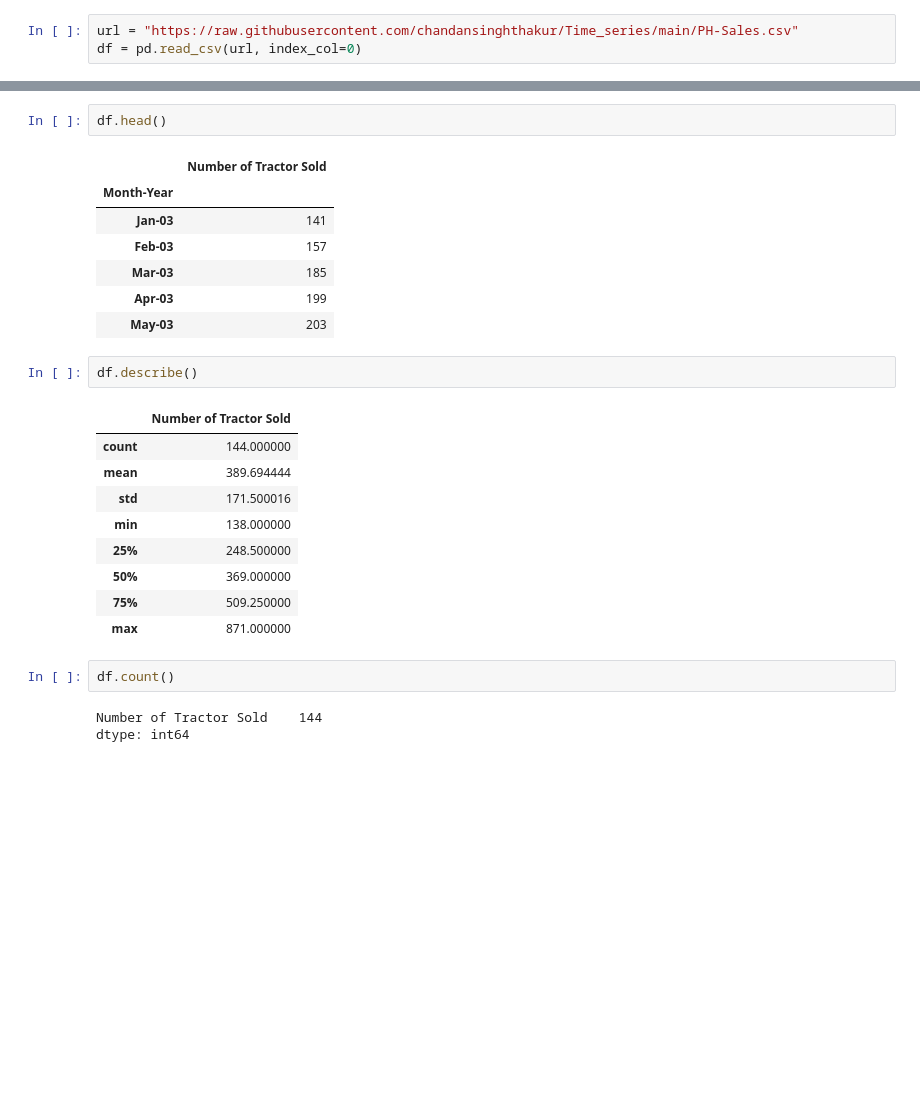
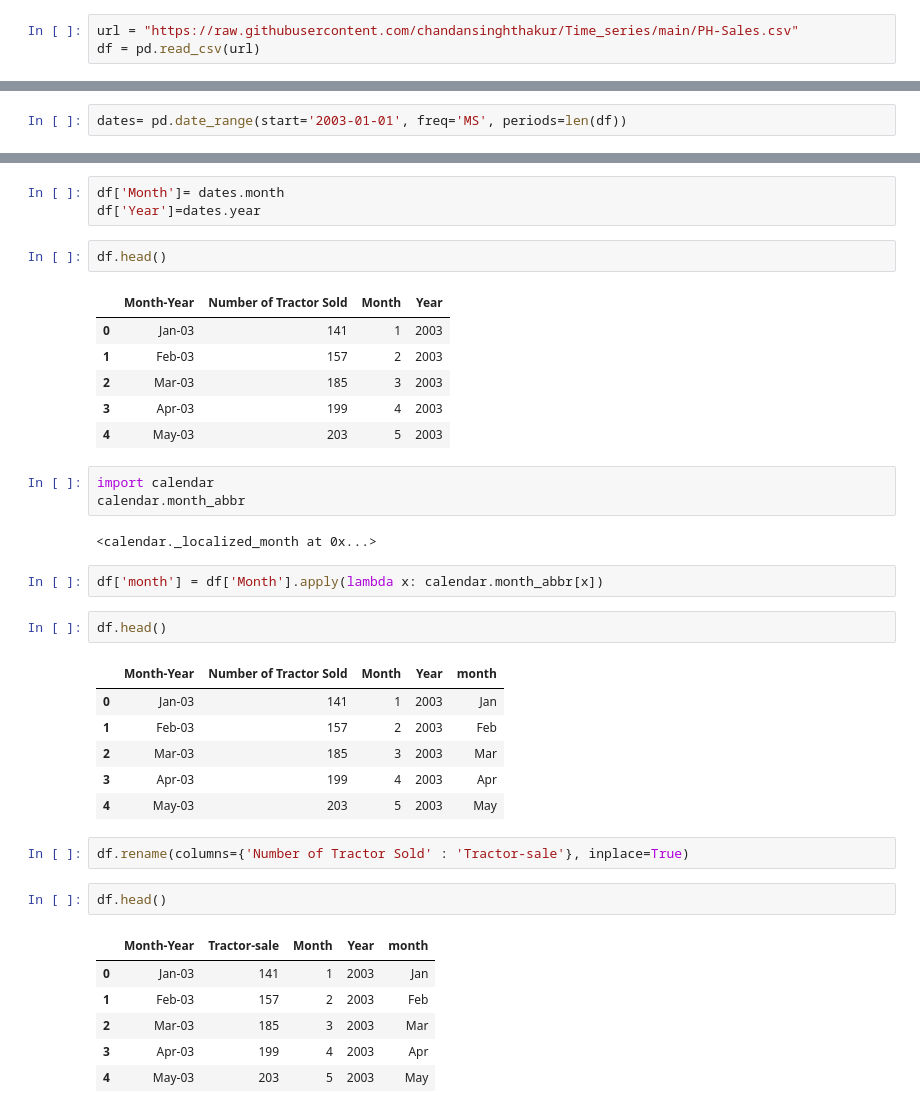
Before and after one commit to chandansinghthakur/Time_series, a Jupyter notebook: time_series.ipynb, the cells around one changed output, grey strips where cells are left out. Drawn from its saved outputs; the diff is of its cells as text; blank space fills up the shorter version.

```diff
--- a/time_series.ipynb
+++ b/time_series.ipynb
@@ -10,3 +11,3 @@ from matplotlib.pylab import rcParams
 # %%
 url = "https://raw.githubusercontent.com/chandansinghthakur/Time_series/main/PH-Sales.csv"
-df = pd.read_csv(url, index_col=0)
+df = pd.read_csv(url)
@@ -12,0 +59,2 @@ df = pd.read_csv(url, index_col=0)
+# %%
+dates= pd.date_range(start='2003-01-01', freq='MS', periods=len(df))
@@ -13,27 +90,39 @@ df = pd.read_csv(url, index_col=0)
+# %%
+df['Month']= dates.month
+df['Year']=dates.year
 # %%
 df.head()
 # %% [output]
-|  | Number of Tractor Sold |
-| Month-Year |  |
-| Jan-03 | 141 |
-| Feb-03 | 157 |
-| Mar-03 | 185 |
-| Apr-03 | 199 |
-| May-03 | 203 |
+|  | Month-Year | Number of Tractor Sold | Month | Year |
+| 0 | Jan-03 | 141 | 1 | 2003 |
+| 1 | Feb-03 | 157 | 2 | 2003 |
+| 2 | Mar-03 | 185 | 3 | 2003 |
+| 3 | Apr-03 | 199 | 4 | 2003 |
+| 4 | May-03 | 203 | 5 | 2003 |
+# %%
+import calendar
+calendar.month_abbr
+# %% [output]
+<calendar._localized_month at 0x...>
+# %%
+df['month'] = df['Month'].apply(lambda x: calendar.month_abbr[x])
 # %%
-df.describe()
+df.head()
 # %% [output]
-|  | Number of Tractor Sold |
-| count | 144.000000 |
-| mean | 389.694444 |
-| std | 171.500016 |
-| min | 138.000000 |
-| 25% | 248.500000 |
-| 50% | 369.000000 |
-| 75% | 509.250000 |
-| max | 871.000000 |
+|  | Month-Year | Number of Tractor Sold | Month | Year | month |
+| 0 | Jan-03 | 141 | 1 | 2003 | Jan |
+| 1 | Feb-03 | 157 | 2 | 2003 | Feb |
+| 2 | Mar-03 | 185 | 3 | 2003 | Mar |
+| 3 | Apr-03 | 199 | 4 | 2003 | Apr |
+| 4 | May-03 | 203 | 5 | 2003 | May |
+# %%
+df.rename(columns={'Number of Tractor Sold' : 'Tractor-sale'}, inplace=True)
 # %%
-df.count()
+df.head()
 # %% [output]
-Number of Tractor Sold    144
-dtype: int64
+|  | Month-Year | Tractor-sale | Month | Year | month |
+| 0 | Jan-03 | 141 | 1 | 2003 | Jan |
+| 1 | Feb-03 | 157 | 2 | 2003 | Feb |
+| 2 | Mar-03 | 185 | 3 | 2003 | Mar |
+| 3 | Apr-03 | 199 | 4 | 2003 | Apr |
+| 4 | May-03 | 203 | 5 | 2003 | May |
```
Also changed, not shown: parts of 19 cells of this notebook.
